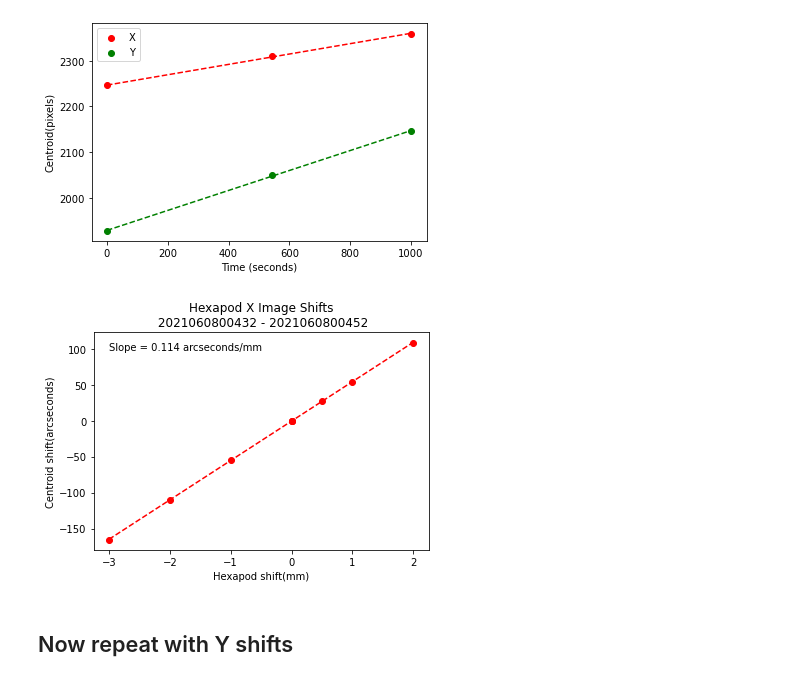
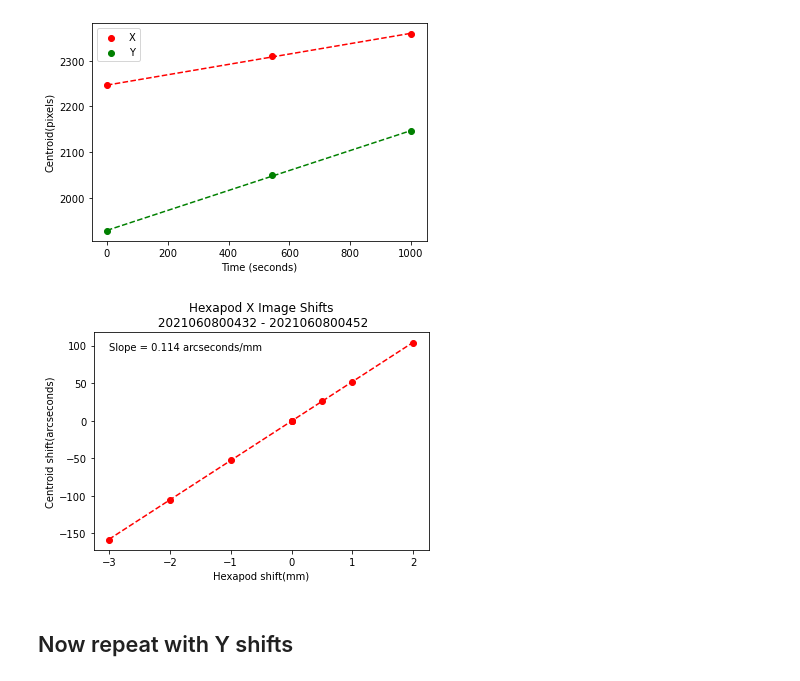
Before and after one commit to lsst-ts/ts_notebooks, a Jupyter notebook: cslage/summit_notebooks/Hexapod_Position_Offset_11Jun21.ipynb, the cells around one changed output. Cells and saved outputs as stored; diff of their text form; code cells hidden in the pictures.

```diff
--- a/cslage/summit_notebooks/Hexapod_Position_Offset_11Jun21.ipynb
+++ b/cslage/summit_notebooks/Hexapod_Position_Offset_11Jun21.ipynb
@@ -77,35 +75,35 @@ plt.legend()
 [figure]
 # %%
 # Now plot the shift vs hexapod displacement
-plateScale = 0.1 # arcseconds/pixel
+plateScale = exp.getWcs().getPixelScale().asArcseconds() # arcseconds/pixel
 hexs = []
 shifts = []
 for i, expId in enumerate(expIds):
     hex = positionData[expId]['hex_x']
     hexs.append(hex)
 
     time = positionData[expId]['Time']
     x = positionData[expId]['Centroid'][0]
     y = positionData[expId]['Centroid'][1]
     # Subtract drift model
     x -= x_fit[0] * time + x_fit[1]
     y -= y_fit[0] * time + y_fit[1]
     if hex > 0:
         shifts.append(np.sqrt(x*x + y*y) * plateScale)
     else:
         shifts.append(-np.sqrt(x*x + y*y) * plateScale)
 plt.title(f"Hexapod X Image Shifts\n {expIds[0]} - {expIds[-1]}")
 plt.scatter(hexs, shifts, color='red')
 shift_fit = np.polyfit(hexs, shifts, 1)
 xplot = np.linspace(min(hexs), max(hexs), 100)
 yplot = shift_fit[0] * xplot + shift_fit[1]
 plt.plot(xplot, yplot, color='red', ls = '--')
 plt.xlabel("Hexapod shift(mm)")
 plt.ylabel("Centroid shift(arcseconds)")
 plt.text(min(hexs), 0.9*max(shifts), f"Slope = {x_fit[0]:.3f} arcseconds/mm")
 plt.savefig("Hexapod_X_Offsets_11Jun21.pdf")
 # %% [output]
-[figure, old version]
+[figure, new version]
 # %% [markdown]
 ## Now repeat with Y shifts
 # %%
```
Also changed, not shown: parts of 2 cells of this notebook.
